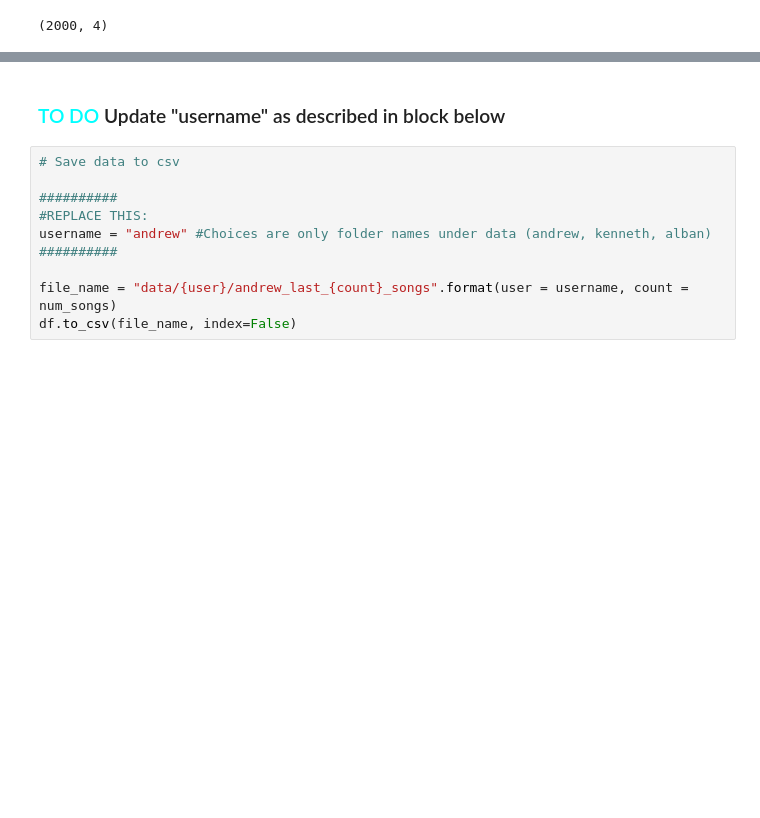
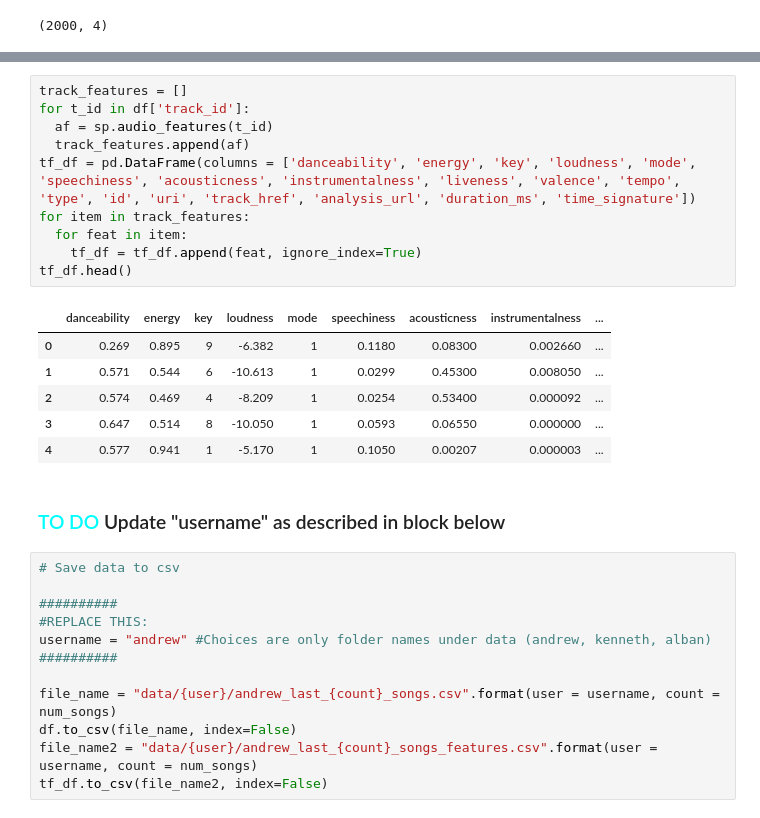
Before and after one commit to Qulxis/Collaborative-Spotify-Playlist-System, a Jupyter notebook: src/andrew_dev.ipynb, the cells around one changed output, grey strips where cells are left out. Drawn from its saved outputs; the diff is of its cells as text; blank space fills up the shorter version.

```diff
--- a/src/andrew_dev.ipynb
+++ b/src/andrew_dev.ipynb
@@ -141,4 +151,21 @@ df
 2000 rows × 4 columns
+# %%
+track_features = []
+for t_id in df['track_id']:
+  af = sp.audio_features(t_id)
+  track_features.append(af)
+tf_df = pd.DataFrame(columns = ['danceability', 'energy', 'key', 'loudness', 'mode', 'speechiness', 'acousticness', 'instrumentalness', 'liveness', 'valence', 'tempo', 'type', 'id', 'uri', 'track_href', 'analysis_url', 'duration_ms', 'time_signature'])
+for item in track_features:
+  for feat in item:
+    tf_df = tf_df.append(feat, ignore_index=True)
+tf_df.head()
+# %% [output]
+|  | danceability | energy | key | loudness | mode | speechiness | acousticness | instrumentalness | ... |
+| 0 | 0.269 | 0.895 | 9 | -6.382 | 1 | 0.1180 | 0.08300 | 0.002660 | ... |
+| 1 | 0.571 | 0.544 | 6 | -10.613 | 1 | 0.0299 | 0.45300 | 0.008050 | ... |
+| 2 | 0.574 | 0.469 | 4 | -8.209 | 1 | 0.0254 | 0.53400 | 0.000092 | ... |
+| 3 | 0.647 | 0.514 | 8 | -10.050 | 1 | 0.0593 | 0.06550 | 0.000000 | ... |
+| 4 | 0.577 | 0.941 | 1 | -5.170 | 1 | 0.1050 | 0.00207 | 0.000003 | ... |
 # %% [markdown]
 ###  <font color='cyan'>TO DO</font> Update "username" as described in block below
 # %%
@@ -149,5 +176,7 @@ df
 username = "andrew" #Choices are only folder names under data (andrew, kenneth, alban)
 ##########
 
-file_name = "data/{user}/andrew_last_{count}_songs".format(user = username, count = num_songs)
+file_name = "data/{user}/andrew_last_{count}_songs.csv".format(user = username, count = num_songs)
 df.to_csv(file_name, index=False)
+file_name2 = "data/{user}/andrew_last_{count}_songs_features.csv".format(user = username, count = num_songs)
+tf_df.to_csv(file_name2, index=False)
```
Also changed, not shown: parts of 3 cells of this notebook.
